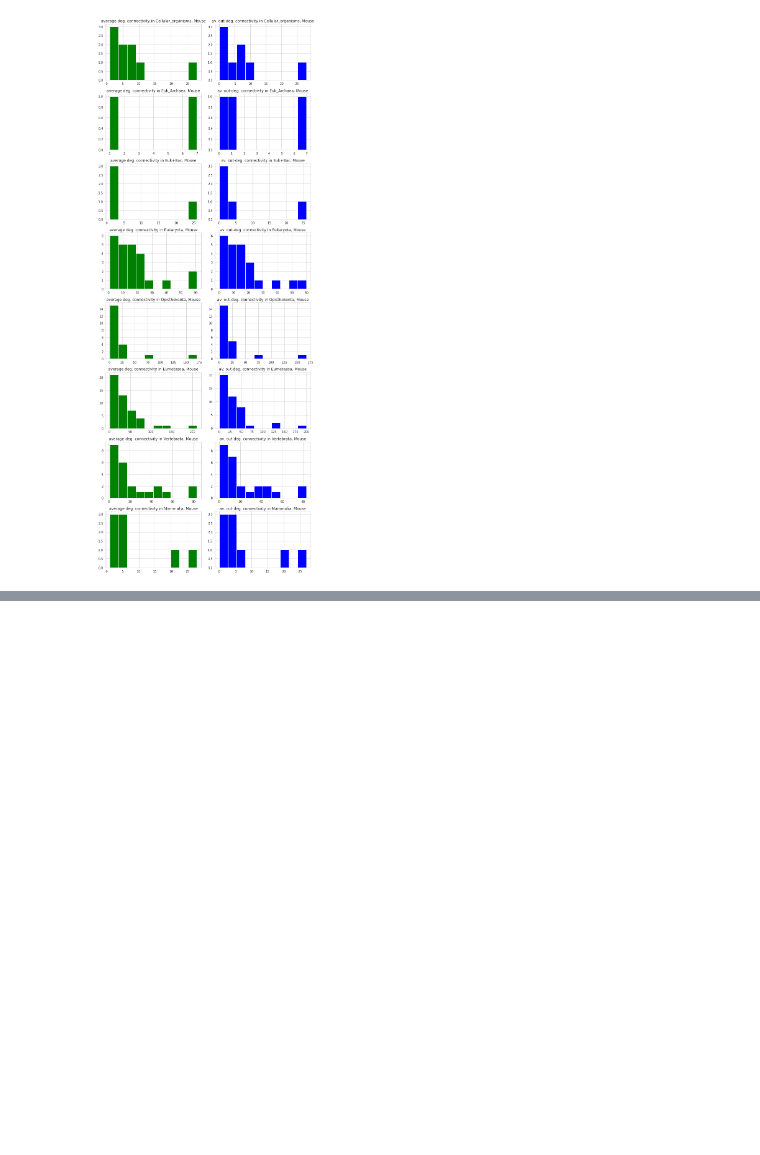
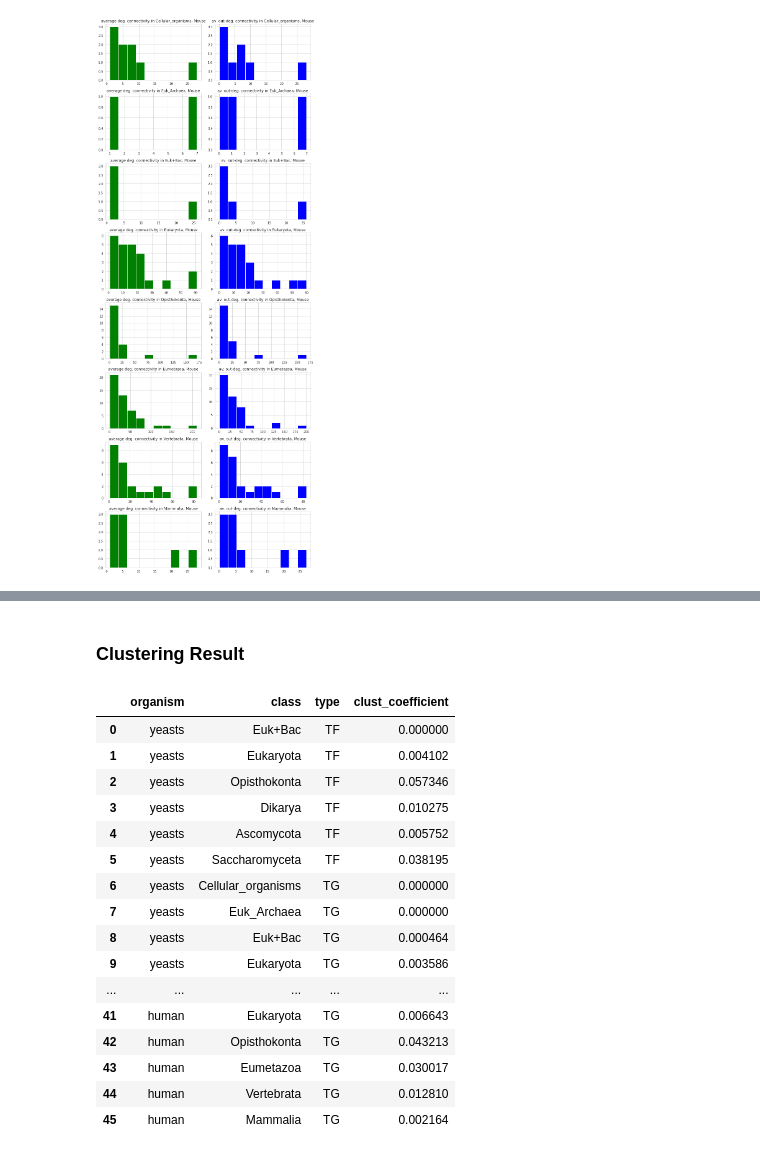
Before and after one commit to Freddsle/age_patterns, a Jupyter notebook: code/02_age_gene_classes.ipynb, the cells around one changed output, grey strips where cells are left out. Cells and saved outputs as stored; diff of their text form; code cells hidden in the pictures; blank space fills up the shorter version.

```diff
--- a/code/02_age_gene_classes.ipynb
+++ b/code/02_age_gene_classes.ipynb
@@ -2191,0 +2168,22 @@ for i, class_ in enumerate(classes[1:]):
+# %%
+# по возрасту Тg
+
+classes = ['no info', 'Cellular_organisms', 'Euk_Archaea','Euk+Bac', 'Eukaryota',
+           'Opisthokonta', 'Eumetazoa', 'Vertebrata', 'Mammalia']
+
+for i, class_ in enumerate(classes[1:]):
+    temp_data = human_data[human_data['Tg_age'] == i + 1]
+
+    if temp_data.empty:
+        continue
+
+    temp_graph = nx.from_pandas_edgelist(temp_data,
+                                         'TF', 'Target',
+                                         ['age_max'],
+                                         create_using=nx.DiGraph())
+
+    clustering_table.loc[len(clustering_table)] = ['human', class_, 'TG', nx.average_clustering(temp_graph)]
+
+    print(f'Кластеризация: \t\t{round(nx.transitivity(temp_graph), 4)}, human, {class_}')
+    print(f'Кластерный коэффициент:\t{round(nx.average_clustering(temp_graph), 6)}, human, {class_}')
+    print('----------')
@@ -2191,0 +2208,22 @@ for i, class_ in enumerate(classes[1:]):
+# %% [markdown]
+### Clustering Result
+# %%
+clustering_table
+# %% [output]
+|  | organism | class | type | clust_coefficient |
+| 0 | yeasts | Euk+Bac | TF | 0.000000 |
+| 1 | yeasts | Eukaryota | TF | 0.004102 |
+| 2 | yeasts | Opisthokonta | TF | 0.057346 |
+| 3 | yeasts | Dikarya | TF | 0.010275 |
+| 4 | yeasts | Ascomycota | TF | 0.005752 |
+| 5 | yeasts | Saccharomyceta | TF | 0.038195 |
+| 6 | yeasts | Cellular_organisms | TG | 0.000000 |
+| 7 | yeasts | Euk_Archaea | TG | 0.000000 |
+| 8 | yeasts | Euk+Bac | TG | 0.000464 |
+| 9 | yeasts | Eukaryota | TG | 0.003586 |
+| ... | ... | ... | ... | ... |
+| 41 | human | Eukaryota | TG | 0.006643 |
+| 42 | human | Opisthokonta | TG | 0.043213 |
+| 43 | human | Eumetazoa | TG | 0.030017 |
+| 44 | human | Vertebrata | TG | 0.012810 |
+| 45 | human | Mammalia | TG | 0.002164 |
```
Also changed, not shown: parts of 111 cells of this notebook.
